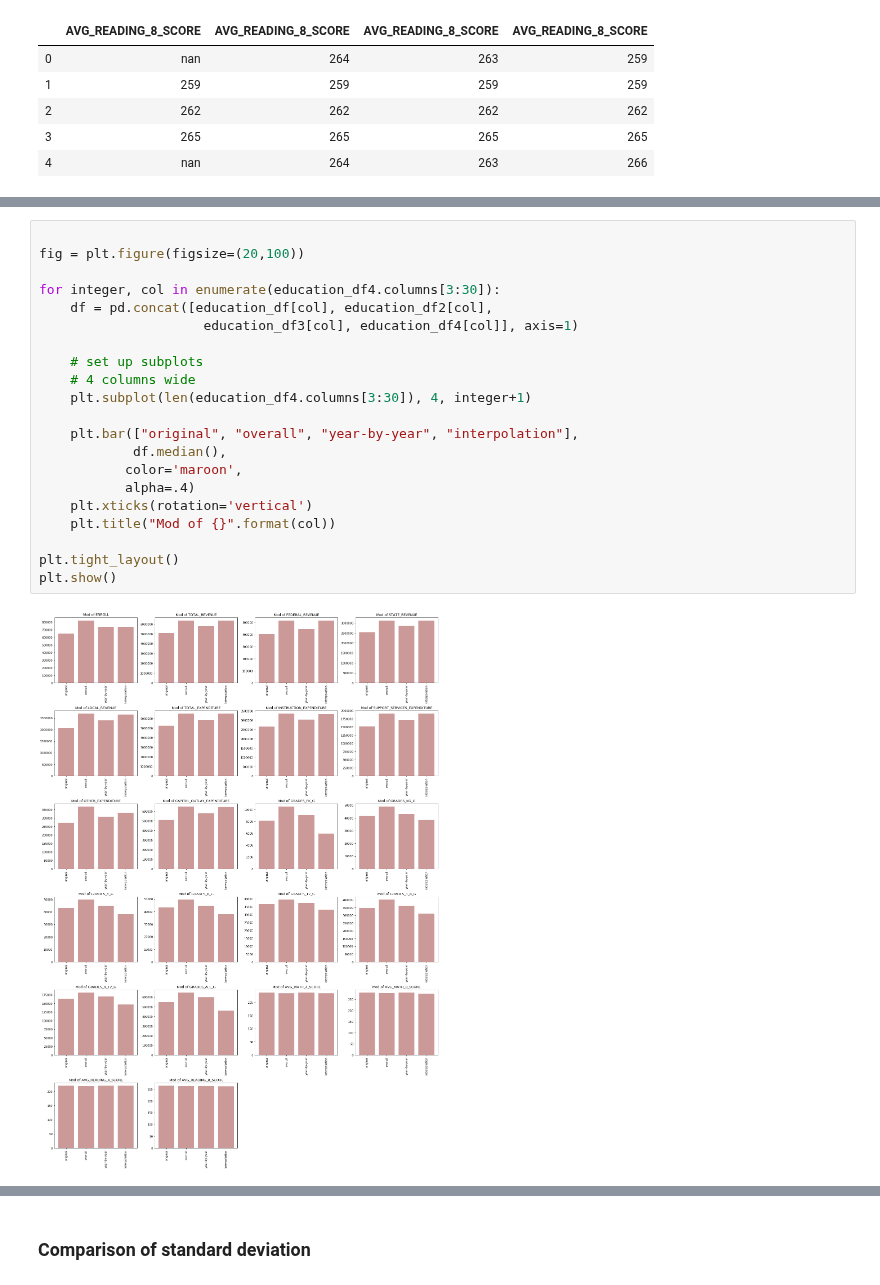
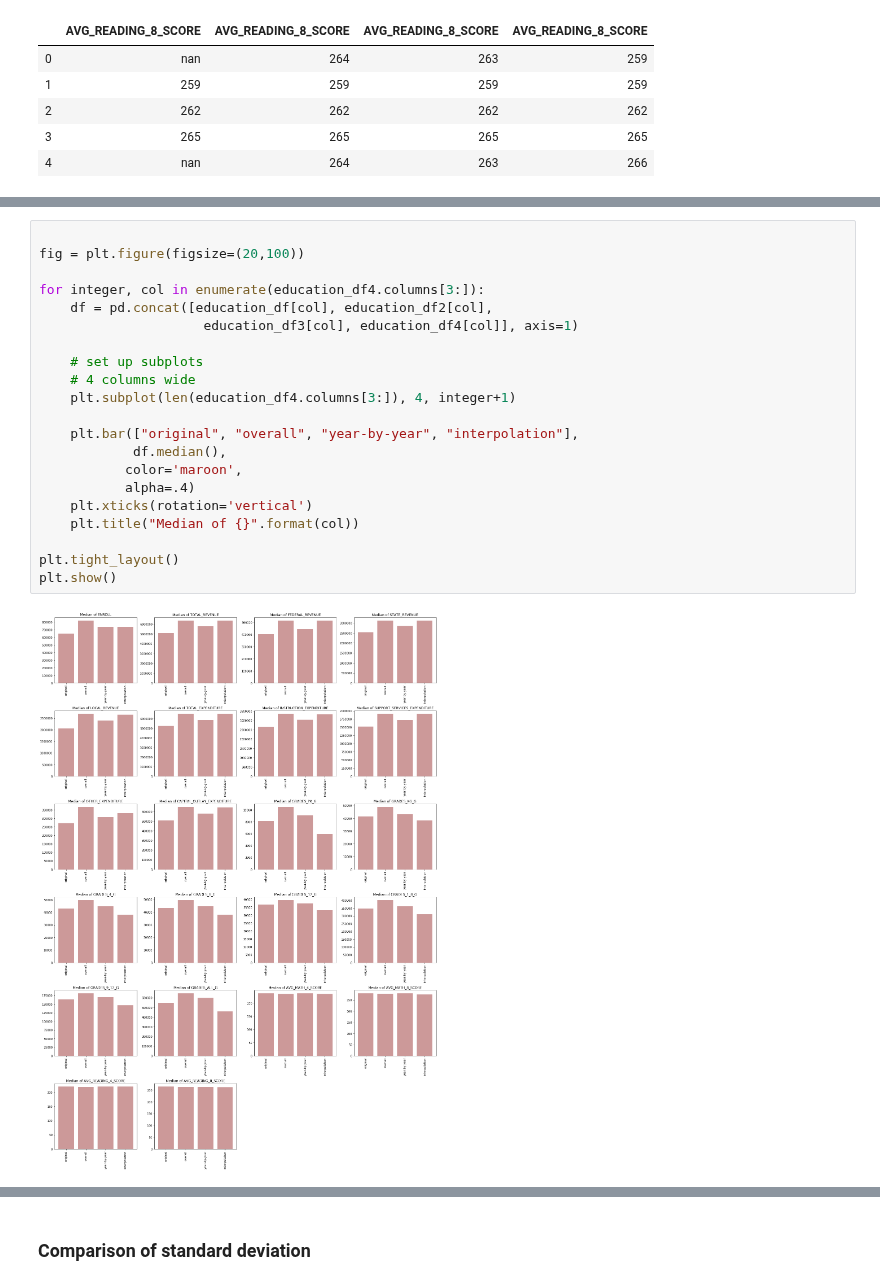
Before and after one commit to mrkjhsn/Thinkful-Exercises, a Jupyter notebook: data_cleaning_2.ipynb, the cells around one changed output, grey strips where cells are left out. Saved outputs shown, nothing was run; the diff lists cells and outputs as text.

```diff
--- a/data_cleaning_2.ipynb
+++ b/data_cleaning_2.ipynb
@@ -555,23 +538,23 @@ plt.subplot(len(education_df4.columns[3:30]), 4)
 # %%
 
 fig = plt.figure(figsize=(20,100))
 
-for integer, col in enumerate(education_df4.columns[3:30]):
+for integer, col in enumerate(education_df4.columns[3:]):
     df = pd.concat([education_df[col], education_df2[col],
                      education_df3[col], education_df4[col]], axis=1)
 
     # set up subplots
     # 4 columns wide
-    plt.subplot(len(education_df4.columns[3:30]), 4, integer+1)
+    plt.subplot(len(education_df4.columns[3:]), 4, integer+1)
 
     plt.bar(["original", "overall", "year-by-year", "interpolation"],
             df.median(),
            color='maroon',
            alpha=.4)
     plt.xticks(rotation='vertical')
-    plt.title("Mod of {}".format(col))
+    plt.title("Median of {}".format(col))
 
 plt.tight_layout()
 plt.show()
 # %% [output]
-[figure, old version]
+[figure, new version]
```
Also changed, not shown: parts of 8 cells of this notebook.
